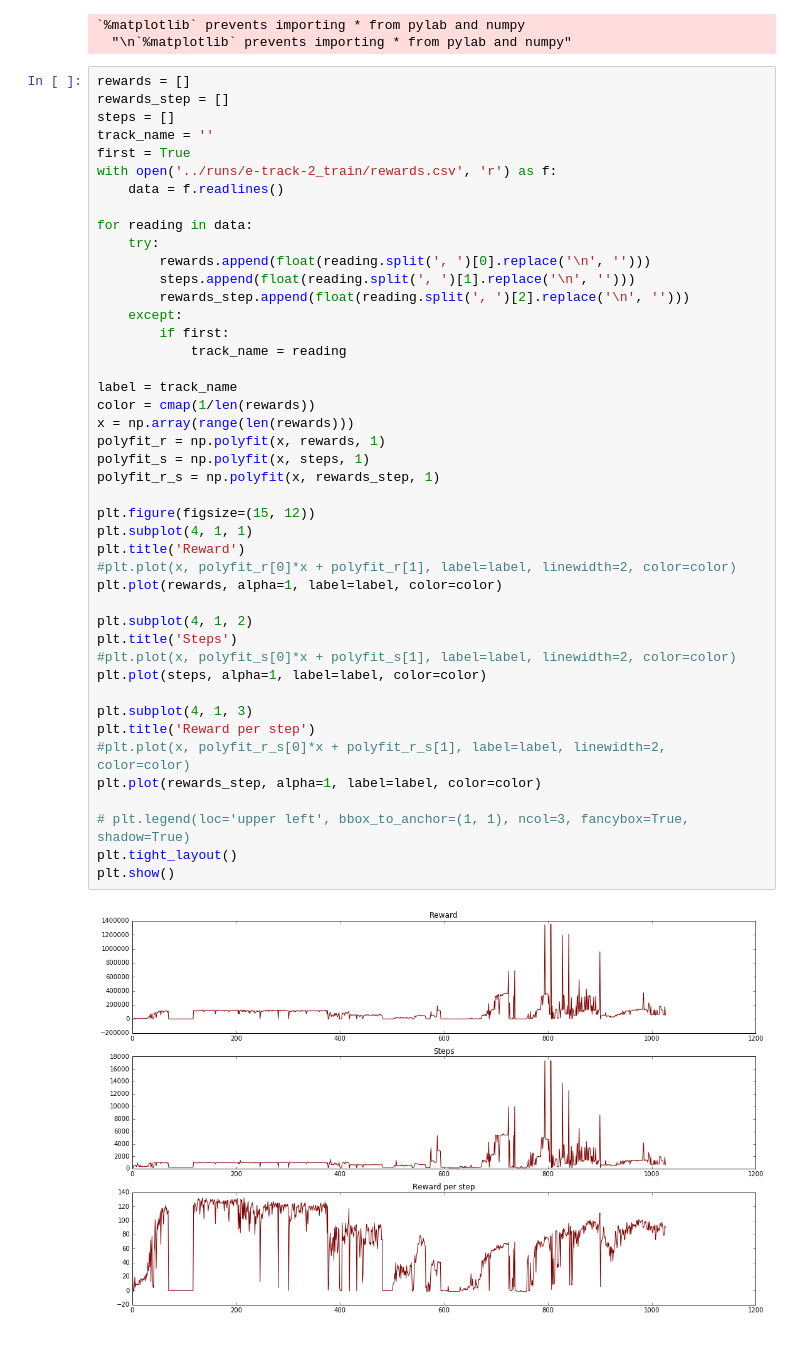
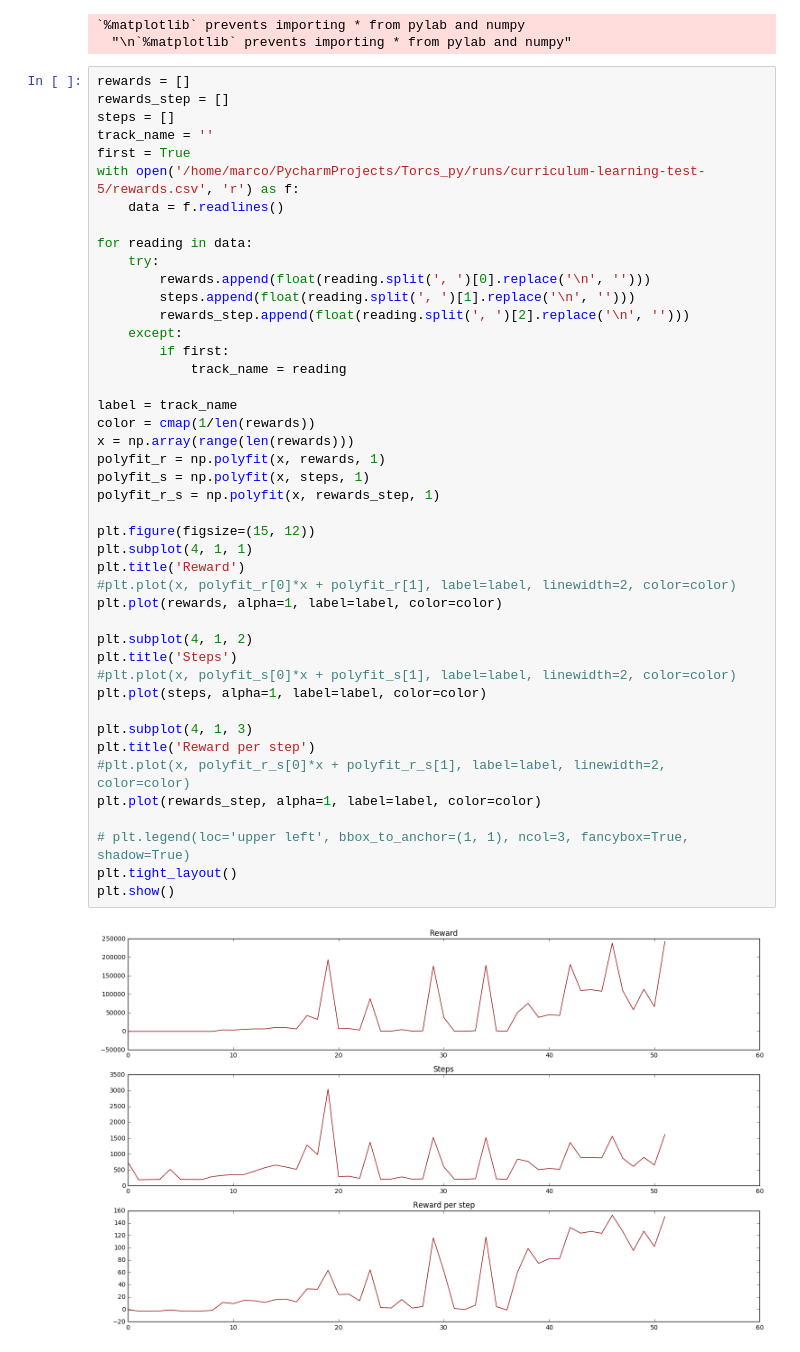
Before and after one commit to nicola-decao/Torcs-with-DDPG, a Jupyter notebook: plots/loss_plot.ipynb, the cells around one changed output. Drawn from its saved outputs; the diff is of its cells as text.

```diff
--- a/plots/loss_plot.ipynb
+++ b/plots/loss_plot.ipynb
@@ -14,7 +14,7 @@ rewards_step = []
 steps = []
 track_name = ''
 first = True
-with open('../runs/e-track-2_train/rewards.csv', 'r') as f:
+with open('/home/marco/PycharmProjects/Torcs_py/runs/curriculum-learning-test-5/rewards.csv', 'r') as f:
     data = f.readlines()
 
 for reading in data:
@@ -26,31 +26,31 @@ for reading in data:
         if first:
             track_name = reading
 
 label = track_name
 color = cmap(1/len(rewards))
 x = np.array(range(len(rewards)))
 polyfit_r = np.polyfit(x, rewards, 1)
 polyfit_s = np.polyfit(x, steps, 1)
 polyfit_r_s = np.polyfit(x, rewards_step, 1)
 
 plt.figure(figsize=(15, 12))
 plt.subplot(4, 1, 1)
 plt.title('Reward')
 #plt.plot(x, polyfit_r[0]*x + polyfit_r[1], label=label, linewidth=2, color=color)
 plt.plot(rewards, alpha=1, label=label, color=color)
 
 plt.subplot(4, 1, 2)
 plt.title('Steps')
 #plt.plot(x, polyfit_s[0]*x + polyfit_s[1], label=label, linewidth=2, color=color)
 plt.plot(steps, alpha=1, label=label, color=color)
 
 plt.subplot(4, 1, 3)
 plt.title('Reward per step')
 #plt.plot(x, polyfit_r_s[0]*x + polyfit_r_s[1], label=label, linewidth=2, color=color)
 plt.plot(rewards_step, alpha=1, label=label, color=color)
 
 # plt.legend(loc='upper left', bbox_to_anchor=(1, 1), ncol=3, fancybox=True, shadow=True)
 plt.tight_layout()
 plt.show()
 # %% [output]
-[figure, old version]
+[figure, new version]
```
Also changed, not shown: 1 other file.
